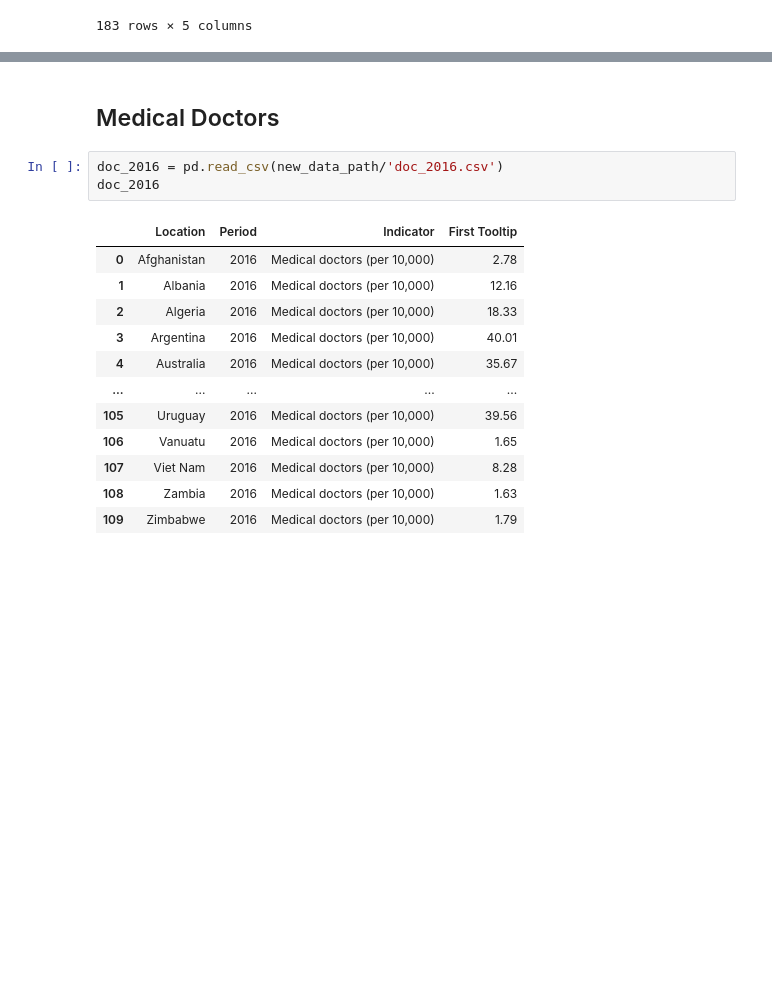
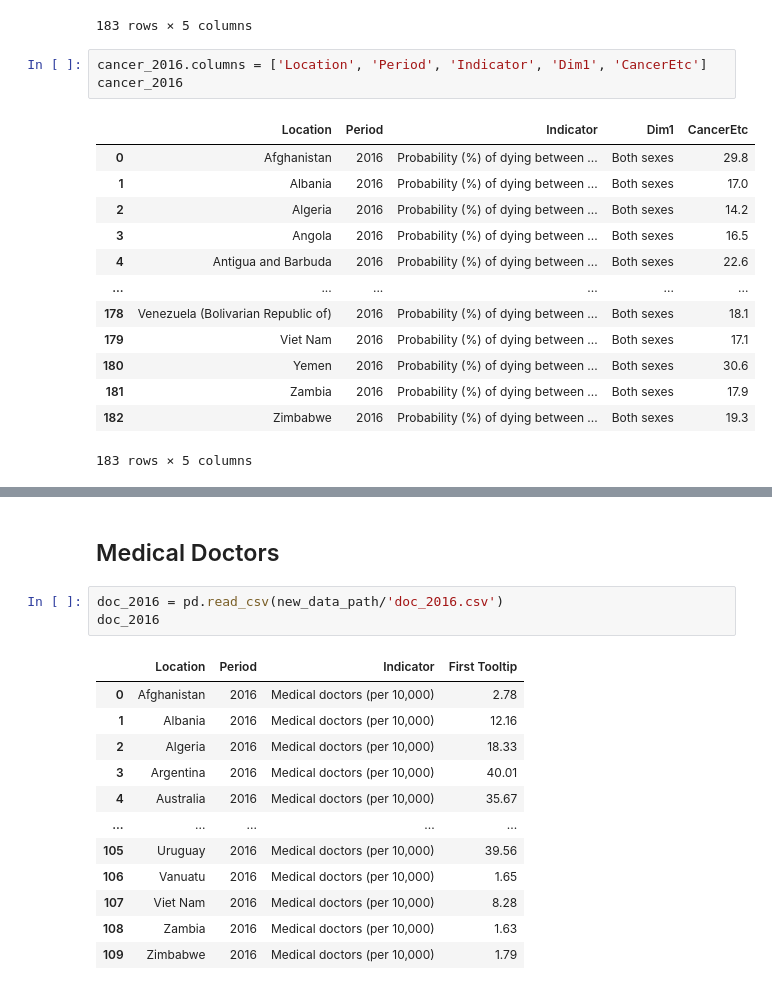
Before and after one commit to kwolf3/World_Health_Statistics_Project, a Jupyter notebook: Combine Datasets- Test Set.ipynb, the cells around one changed output, grey strips where cells are left out. Cells and saved outputs as stored; diff of their text form; blank space fills up the shorter version.

```diff
--- a/Combine Datasets- Test Set.ipynb
+++ b/Combine Datasets- Test Set.ipynb
@@ -82,3 +184,20 @@ cancer_2016
 | 181 | Zambia | 2016 | Probability (%) of dying between ... | Both sexes | 17.9 |
 | 182 | Zimbabwe | 2016 | Probability (%) of dying between ... | Both sexes | 19.3 |
 183 rows × 5 columns
+# %%
+cancer_2016.columns = ['Location', 'Period', 'Indicator', 'Dim1', 'CancerEtc']
+cancer_2016
+# %% [output]
+|  | Location | Period | Indicator | Dim1 | CancerEtc |
+| 0 | Afghanistan | 2016 | Probability (%) of dying between ... | Both sexes | 29.8 |
+| 1 | Albania | 2016 | Probability (%) of dying between ... | Both sexes | 17.0 |
+| 2 | Algeria | 2016 | Probability (%) of dying between ... | Both sexes | 14.2 |
+| 3 | Angola | 2016 | Probability (%) of dying between ... | Both sexes | 16.5 |
+| 4 | Antigua and Barbuda | 2016 | Probability (%) of dying between ... | Both sexes | 22.6 |
+| ... | ... | ... | ... | ... | ... |
+| 178 | Venezuela (Bolivarian Republic of) | 2016 | Probability (%) of dying between ... | Both sexes | 18.1 |
+| 179 | Viet Nam | 2016 | Probability (%) of dying between ... | Both sexes | 17.1 |
+| 180 | Yemen | 2016 | Probability (%) of dying between ... | Both sexes | 30.6 |
+| 181 | Zambia | 2016 | Probability (%) of dying between ... | Both sexes | 17.9 |
+| 182 | Zimbabwe | 2016 | Probability (%) of dying between ... | Both sexes | 19.3 |
+183 rows × 5 columns
```
Also changed, not shown: parts of 56 cells of this notebook.
